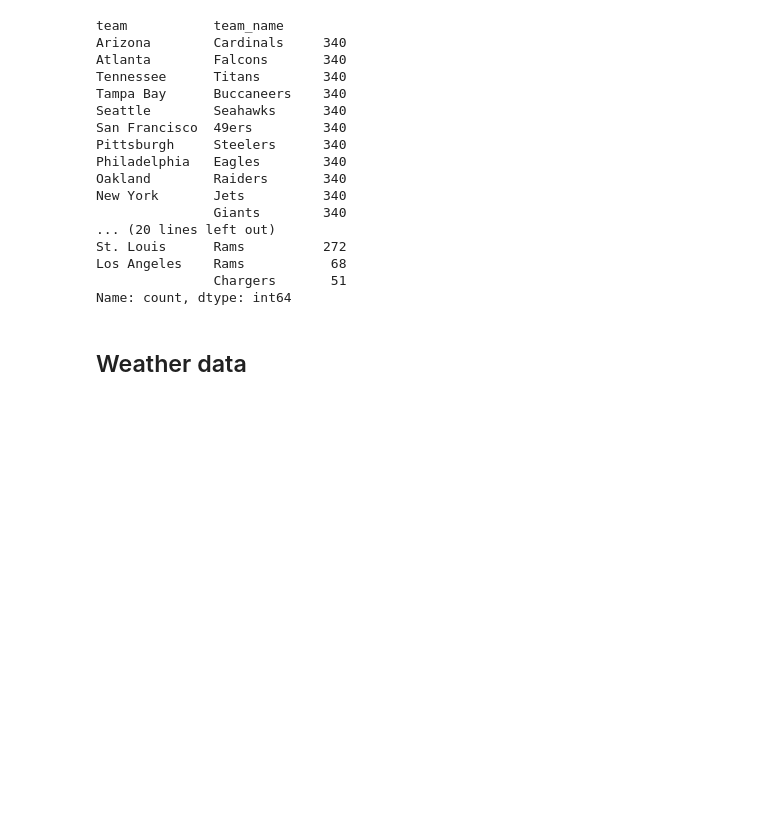
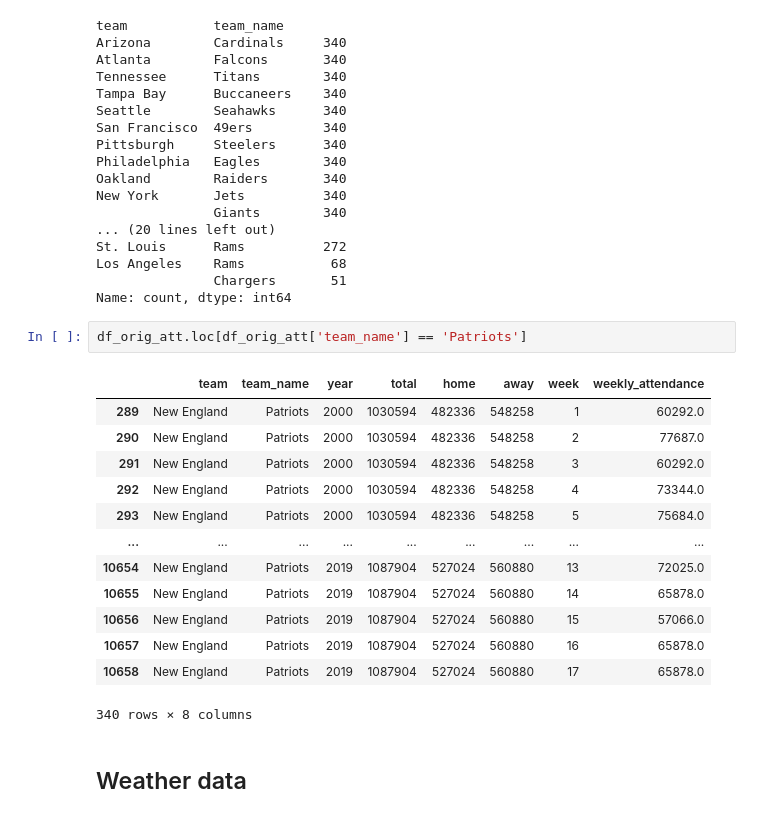
Before and after one commit to Qingwen-Zeng/Model-Based-Machine-Learning-Project, a Jupyter notebook: notebooks/try_notebook.ipynb, the cells around one changed output. Saved outputs shown, nothing was run; the diff lists cells and outputs as text; blank space fills up the shorter version.

```diff
--- a/notebooks/try_notebook.ipynb
+++ b/notebooks/try_notebook.ipynb
@@ -81,6 +81,22 @@ St. Louis      Rams          272
 Los Angeles    Rams           68
                Chargers       51
 Name: count, dtype: int64
+# %%
+df_orig_att.loc[df_orig_att['team_name'] == 'Patriots']
+# %% [output]
+|  | team | team_name | year | total | home | away | week | weekly_attendance |
+| 289 | New England | Patriots | 2000 | 1030594 | 482336 | 548258 | 1 | 60292.0 |
+| 290 | New England | Patriots | 2000 | 1030594 | 482336 | 548258 | 2 | 77687.0 |
+| 291 | New England | Patriots | 2000 | 1030594 | 482336 | 548258 | 3 | 60292.0 |
+| 292 | New England | Patriots | 2000 | 1030594 | 482336 | 548258 | 4 | 73344.0 |
+| 293 | New England | Patriots | 2000 | 1030594 | 482336 | 548258 | 5 | 75684.0 |
+| ... | ... | ... | ... | ... | ... | ... | ... | ... |
+| 10654 | New England | Patriots | 2019 | 1087904 | 527024 | 560880 | 13 | 72025.0 |
+| 10655 | New England | Patriots | 2019 | 1087904 | 527024 | 560880 | 14 | 65878.0 |
+| 10656 | New England | Patriots | 2019 | 1087904 | 527024 | 560880 | 15 | 57066.0 |
+| 10657 | New England | Patriots | 2019 | 1087904 | 527024 | 560880 | 16 | 65878.0 |
+| 10658 | New England | Patriots | 2019 | 1087904 | 527024 | 560880 | 17 | 65878.0 |
+340 rows × 8 columns
 # %% [markdown]
 ## Weather data
 # %%
```
Also changed, not shown: parts of 23 cells of this notebook, 2 other files.
